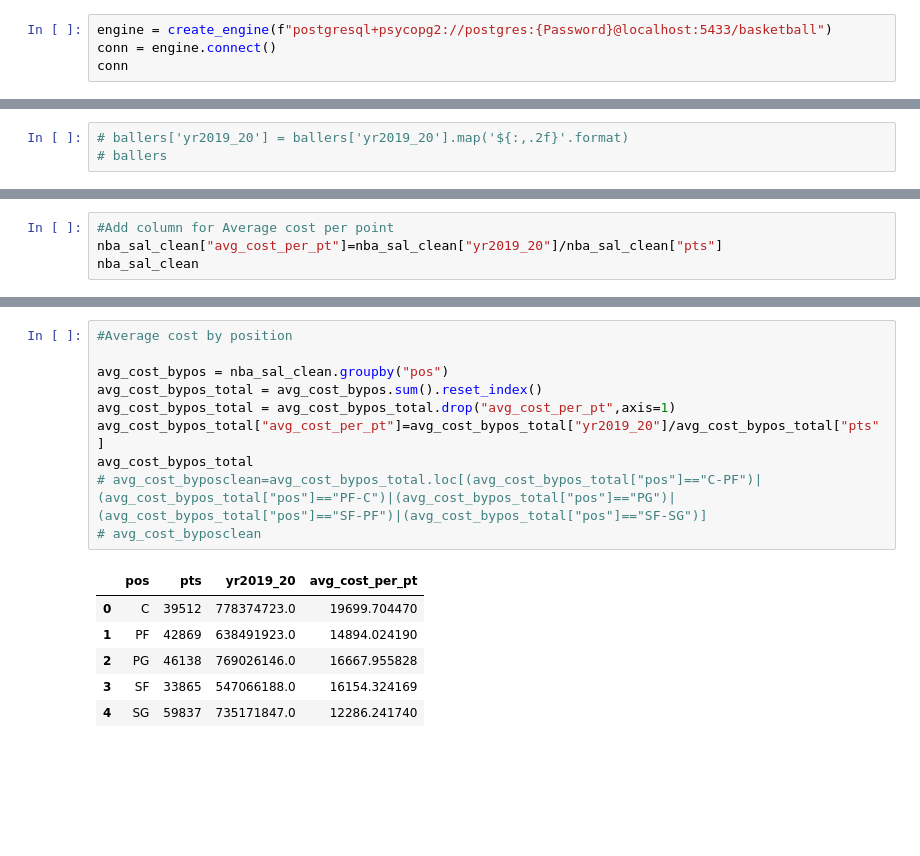
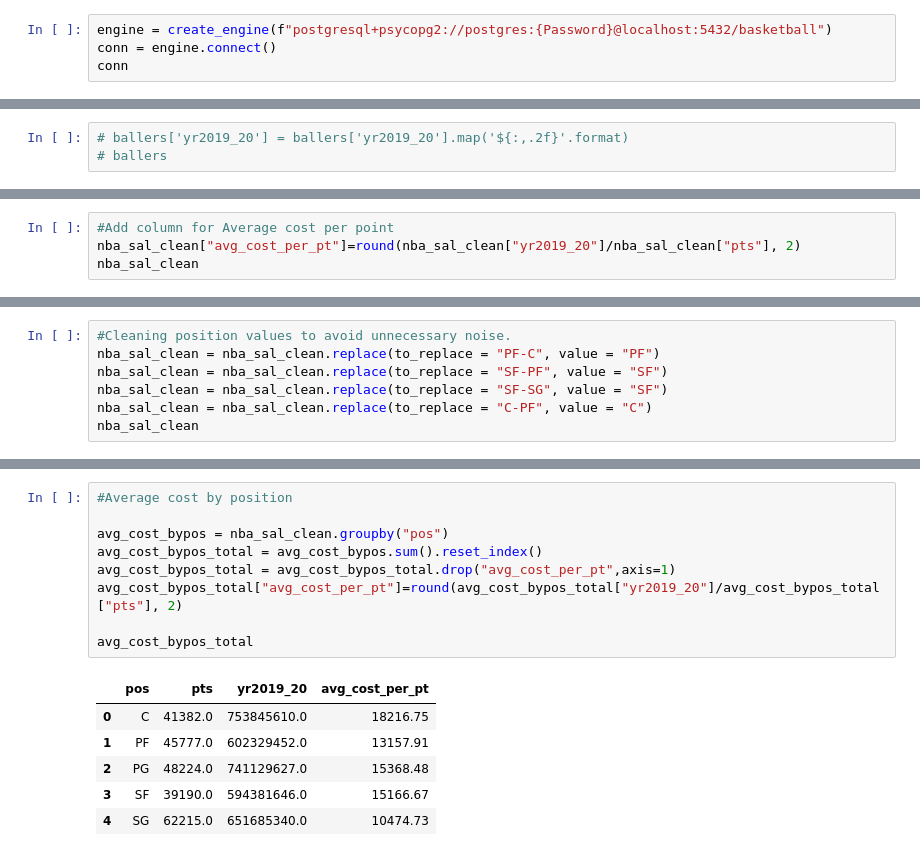
Before and after one commit to HIna-Ahmad/ETL_project, a Jupyter notebook: starter_code.ipynb, the cells around one changed output, grey strips where cells are left out. Saved outputs shown, nothing was run; the diff lists cells and outputs as text; blank space fills up the shorter version.

```diff
--- a/starter_code.ipynb
+++ b/starter_code.ipynb
@@ -118,5 +122,5 @@ psycopg2.connect(f"dbname=basketball user=postgres host=localhost password={Pass
 # %%
-engine = create_engine(f"postgresql+psycopg2://postgres:{Password}@localhost:5433/basketball")
+engine = create_engine(f"postgresql+psycopg2://postgres:{Password}@localhost:5432/basketball")
 conn = engine.connect()
 conn
 # %% [output]
@@ -212,6 +238,6 @@ top_ten
 # %%
 #Add column for Average cost per point
-nba_sal_clean["avg_cost_per_pt"]=nba_sal_clean["yr2019_20"]/nba_sal_clean["pts"]
+nba_sal_clean["avg_cost_per_pt"]=round(nba_sal_clean["yr2019_20"]/nba_sal_clean["pts"], 2)
 nba_sal_clean
 # %% [output]
 A value is trying to be set on a copy of a slice from a DataFrame.
@@ -234,0 +277,7 @@ See the caveats in the documentation: https://pandas.pydata.org/pandas-docs/stab
+# %%
+#Cleaning position values to avoid unnecessary noise.
+nba_sal_clean = nba_sal_clean.replace(to_replace = "PF-C", value = "PF")
+nba_sal_clean = nba_sal_clean.replace(to_replace = "SF-PF", value = "SF")
+nba_sal_clean = nba_sal_clean.replace(to_replace = "SF-SG", value = "SF")
+nba_sal_clean = nba_sal_clean.replace(to_replace = "C-PF", value = "C")
+nba_sal_clean
@@ -235,17 +355,16 @@ See the caveats in the documentation: https://pandas.pydata.org/pandas-docs/stab
 # %%
 #Average cost by position
 
 avg_cost_bypos = nba_sal_clean.groupby("pos")
 avg_cost_bypos_total = avg_cost_bypos.sum().reset_index()
 avg_cost_bypos_total = avg_cost_bypos_total.drop("avg_cost_per_pt",axis=1)
-avg_cost_bypos_total["avg_cost_per_pt"]=avg_cost_bypos_total["yr2019_20"]/avg_cost_bypos_total["pts"]
+avg_cost_bypos_total["avg_cost_per_pt"]=round(avg_cost_bypos_total["yr2019_20"]/avg_cost_bypos_total["pts"], 2)
+
 avg_cost_bypos_total
-# avg_cost_byposclean=avg_cost_bypos_total.loc[(avg_cost_bypos_total["pos"]=="C-PF")|(avg_cost_bypos_total["pos"]=="PF-C")|(avg_cost_bypos_total["pos"]=="PG")|(avg_cost_bypos_total["pos"]=="SF-PF")|(avg_cost_bypos_total["pos"]=="SF-SG")]
-# avg_cost_byposclean
 # %% [output]
 |  | pos | pts | yr2019_20 | avg_cost_per_pt |
-| 0 | C | 39512 | 778374723.0 | 19699.704470 |
-| 1 | PF | 42869 | 638491923.0 | 14894.024190 |
-| 2 | PG | 46138 | 769026146.0 | 16667.955828 |
-| 3 | SF | 33865 | 547066188.0 | 16154.324169 |
-| 4 | SG | 59837 | 735171847.0 | 12286.241740 |
+| 0 | C | 41382.0 | 753845610.0 | 18216.75 |
+| 1 | PF | 45777.0 | 602329452.0 | 13157.91 |
+| 2 | PG | 48224.0 | 741129627.0 | 15368.48 |
+| 3 | SF | 39190.0 | 594381646.0 | 15166.67 |
+| 4 | SG | 62215.0 | 651685340.0 | 10474.73 |
```
Also changed, not shown: parts of 28 cells of this notebook.
